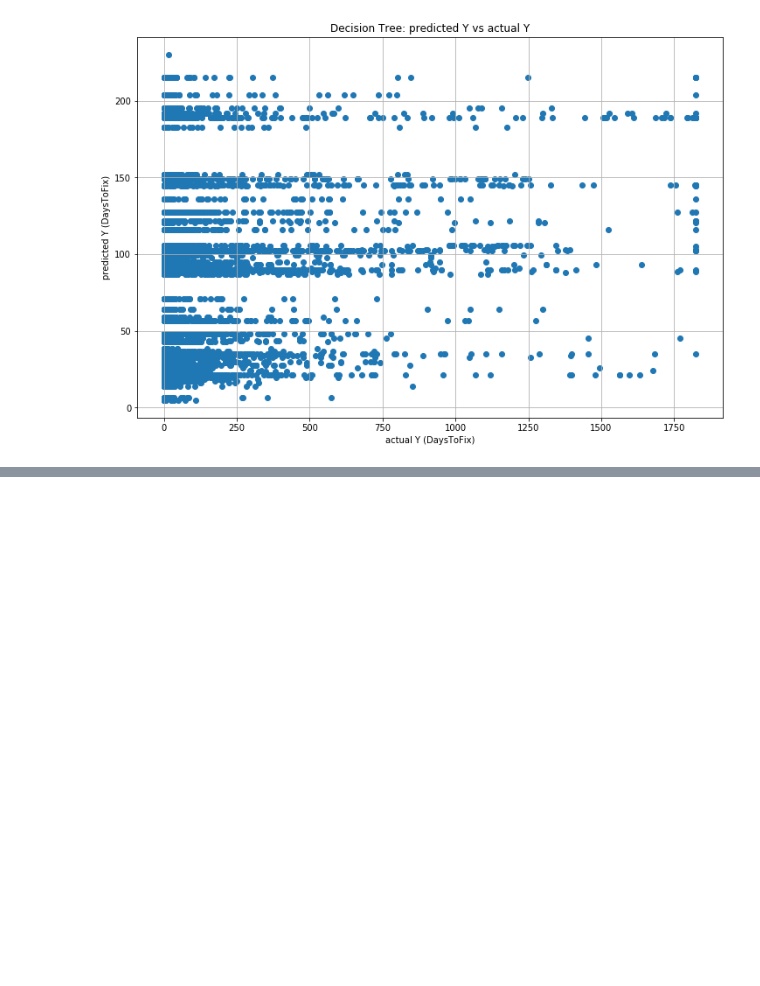
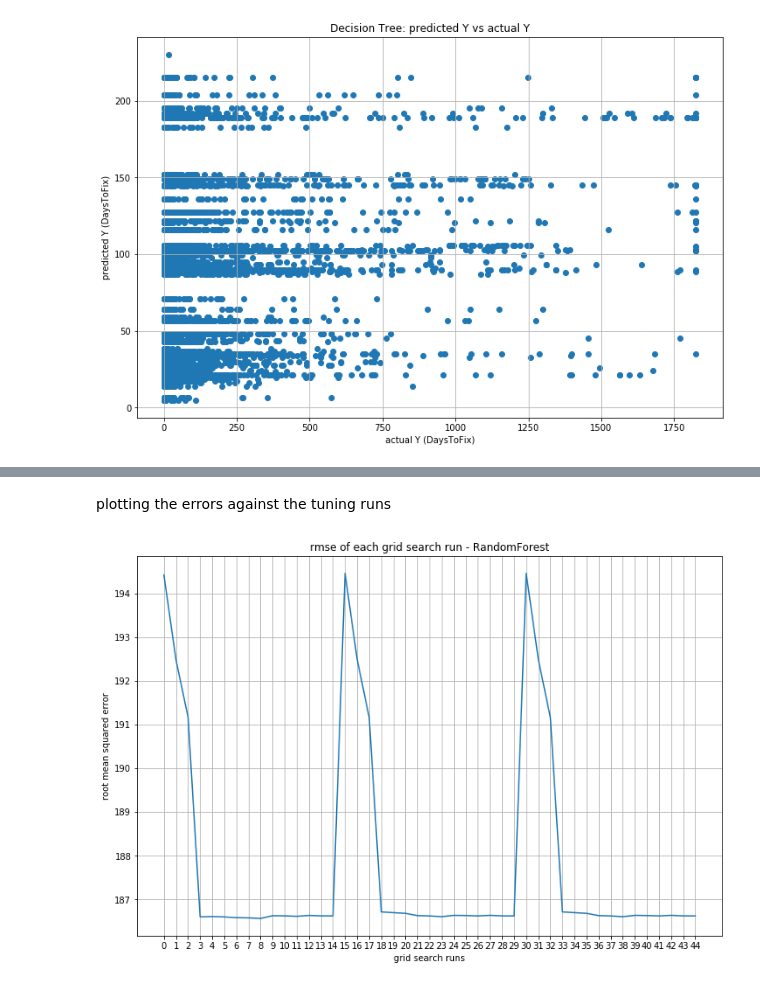
Before and after one commit to winnawat/bugfixtime, a Jupyter notebook: bugfixtime.ipynb, the cells around one changed output, grey strips where cells are left out. Drawn from its saved outputs; the diff is of its cells as text; code cells hidden in the pictures; blank space fills up the shorter version.

```diff
--- a/bugfixtime.ipynb
+++ b/bugfixtime.ipynb
@@ -758,0 +763,10 @@ rsme: 186.6461
+# %%
+# create regressor object
+RFregressor = RandomForestRegressor(n_estimators = 100, random_state = 0, max_depth = 10, min_samples_leaf = 1)
+
+# fit the regressor with x and y data
+t1 = time.time()
+RFregressor.fit(bugsdf_train_processed, bugsdf_train_y)
+t2 = time.time()
+print("time taken to train random forest regression: %0.2f" % (t2-t1))
+print("rmse is: %0.2f" % np.sqrt(mean_squared_error(bugsdf_val_y, RFregressor.predict(bugsdf_val_processed))))
@@ -758,0 +781,17 @@ rsme: 186.6461
+# %%
+tree_depths = [10,50,200]
+min_leaves = [3,10,50,100,200]
+estimators = [50,100,200]
+rf_rmse_vals = []
+for tree_depth in tree_depths:
+    for leaf in min_leaves:
+        for estimator in estimators:
+            RFregressor = RandomForestRegressor(n_estimators = estimator, random_state = 0, max_depth = tree_depth, min_samples_leaf = leaf)
+            RFregressor.fit(bugsdf_train_processed, bugsdf_train_y)
+            print("for random forest regressor max depth of:" +
+                  "%i, min leaf size of: %i, and n_estimators of: %i, rmse is: %0.2f"
+                  % (tree_depth,
+                     leaf,
+                     estimator,
+                     np.sqrt(mean_squared_error(bugsdf_val_y, RFregressor.predict(bugsdf_val_processed)))))
+            rf_rmse_vals.append(np.sqrt(mean_squared_error(bugsdf_val_y, RFregressor.predict(bugsdf_val_processed))))
@@ -758,0 +816,14 @@ rsme: 186.6461
+# %% [markdown]
+plotting the errors against the tuning runs
+# %%
+x_coordinate = [i for i in range(len(rf_rmse_vals)) ]
+plt.figure(figsize=(12, 8))
+plt.plot(x_coordinate, rf_rmse_vals)
+plt.title("rmse of each grid search run - RandomForest")
+plt.ylabel("root mean squared error")
+plt.xlabel("grid search runs")
+plt.grid()
+plt.xticks(np.arange(0,len(x_coordinate)))
+plt.show()
+# %% [output]
+[figure, added]
```
Also changed, not shown: parts of 10 cells of this notebook.
